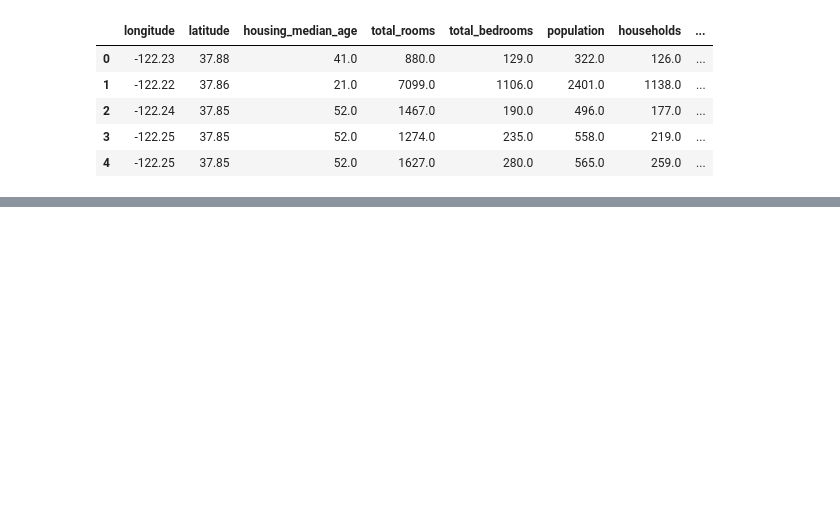
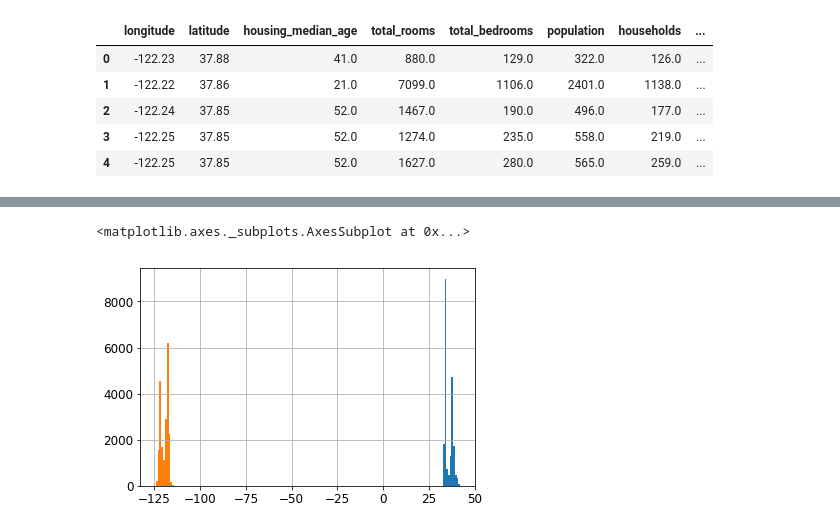
Before and after one commit to GideonMarsh/csci191, a Jupyter notebook: HW1.ipynb, the cells around one changed output, grey strips where cells are left out. Saved outputs shown, nothing was run; the diff lists cells and outputs as text; code cells hidden in the pictures; blank space fills up the shorter version.

```diff
--- a/HW1.ipynb
+++ b/HW1.ipynb
@@ -73,0 +205,7 @@ housing.head()
+# %%
+# Not very informative, but shows we can combine histograms
+housing["latitude"].hist()
+housing["longitude"].hist()
+# %% [output]
+<matplotlib.axes._subplots.AxesSubplot at 0x...>
+[figure, added]
```
Also changed, not shown: parts of 22 cells of this notebook.
